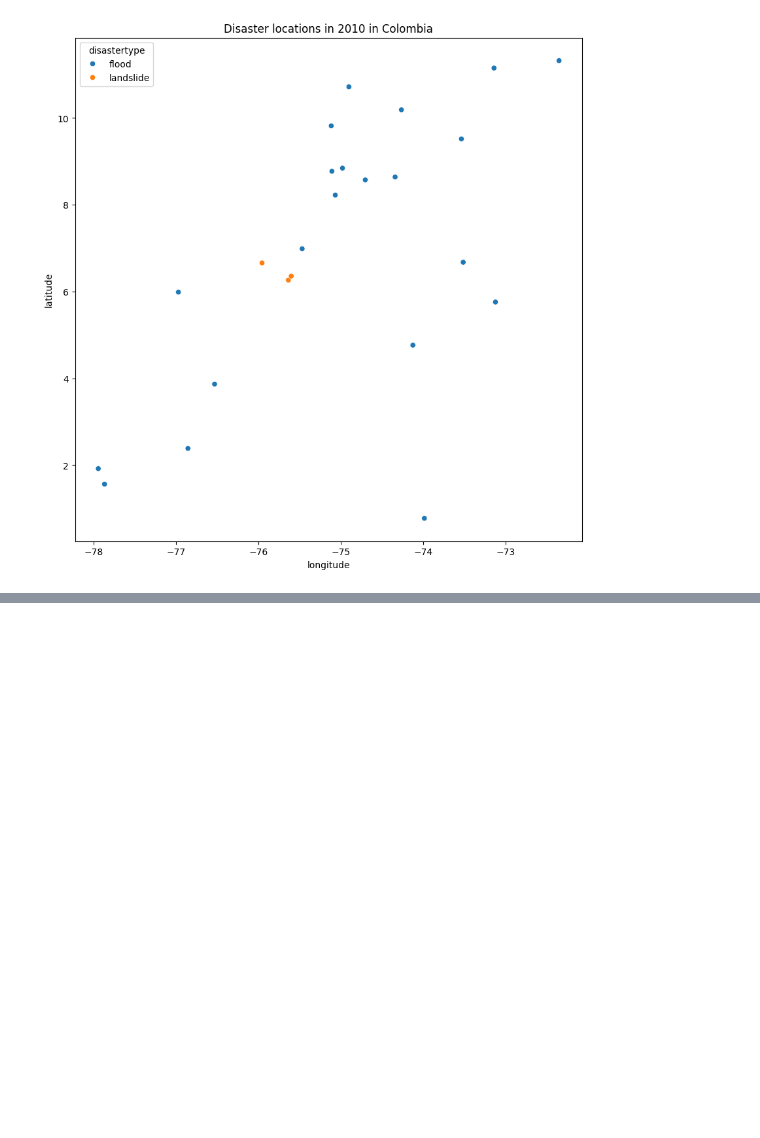
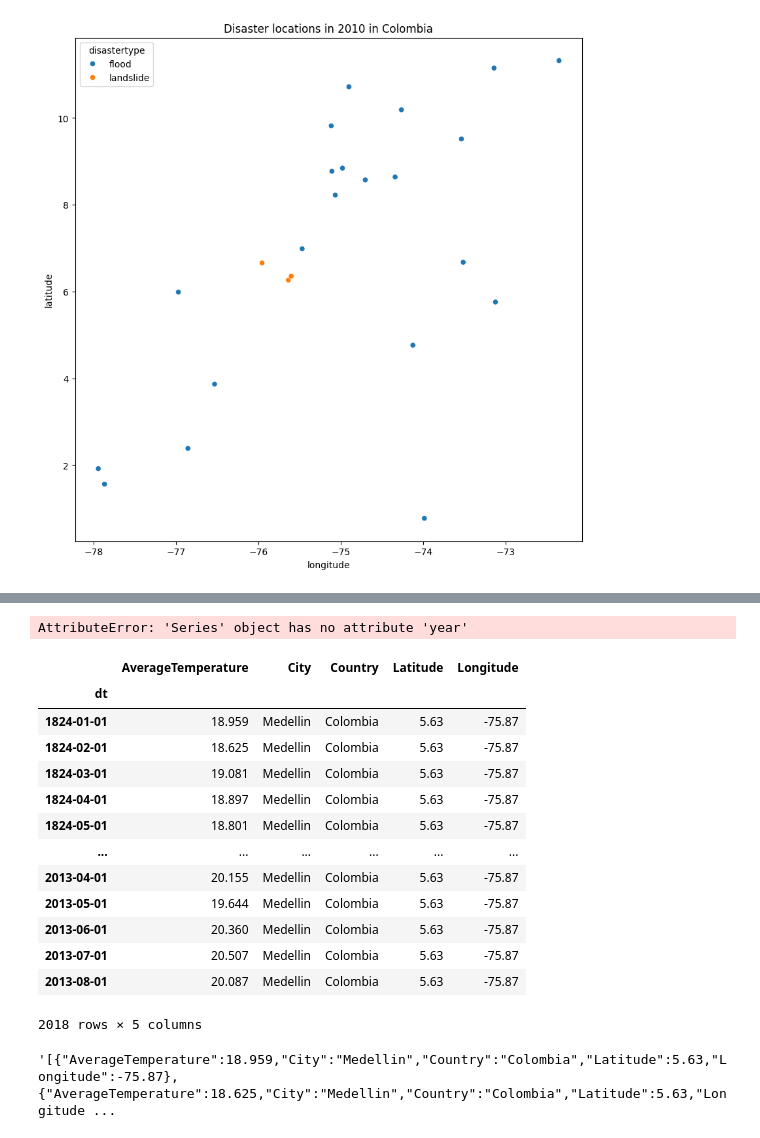
Before and after one commit to dalejandroabel/NASA-Space-Apps, a Jupyter notebook: notebooks/disaster_analysis.ipynb, the cells around one changed output, grey strips where cells are left out. Drawn from its saved outputs; the diff is of its cells as text; code cells hidden in the pictures; blank space fills up the shorter version.

```diff
--- a/notebooks/disaster_analysis.ipynb
+++ b/notebooks/disaster_analysis.ipynb
@@ -128,0 +197,4 @@ plot_disaster_locations_by_country(df_disasterlocations_filtered, 2010, 'Colombi
+# %%
+# delete null
+
+df_weather_filtered = df_weather_filtered.dropna()
@@ -128,0 +216,45 @@ plot_disaster_locations_by_country(df_disasterlocations_filtered, 2010, 'Colombi
+# %%
+# Separate the year and month
+
+df_weather_filtered['year'] = df_weather_filtered.dt.year
+df_weather_filtered['month'] = df_weather_filtered.dt.month
+# %% [output]
+AttributeError: 'Series' object has no attribute 'year'
+# %%
+# Function to convert the coordinates
+def convert_coordinate(value):
+    if 'N' in value or 'E' in value:
+        return float(value[:-1])
+    elif 'S' in value or 'W' in value:
+        return -float(value[:-1])
+    return float(value)
+# %%
+# apply the function to the latitude and longitude columns
+
+df_weather_filtered['Latitude'] = df_weather_filtered['Latitude'].apply(convert_coordinate)
+df_weather_filtered['Longitude'] = df_weather_filtered['Longitude'].apply(convert_coordinate)
+# %%
+# sort city by index
+
+df_weather_filtered = df_weather_filtered[df_weather_filtered['City'] == 'Medellin'].sort_index()
+
+df_weather_filtered
+# %% [output]
+|  | AverageTemperature | City | Country | Latitude | Longitude |
+| dt |  |  |  |  |  |
+| 1824-01-01 | 18.959 | Medellin | Colombia | 5.63 | -75.87 |
+| 1824-02-01 | 18.625 | Medellin | Colombia | 5.63 | -75.87 |
+| 1824-03-01 | 19.081 | Medellin | Colombia | 5.63 | -75.87 |
+| 1824-04-01 | 18.897 | Medellin | Colombia | 5.63 | -75.87 |
+| 1824-05-01 | 18.801 | Medellin | Colombia | 5.63 | -75.87 |
+| ... | ... | ... | ... | ... | ... |
+| 2013-04-01 | 20.155 | Medellin | Colombia | 5.63 | -75.87 |
+| 2013-05-01 | 19.644 | Medellin | Colombia | 5.63 | -75.87 |
+| 2013-06-01 | 20.360 | Medellin | Colombia | 5.63 | -75.87 |
+| 2013-07-01 | 20.507 | Medellin | Colombia | 5.63 | -75.87 |
+| 2013-08-01 | 20.087 | Medellin | Colombia | 5.63 | -75.87 |
+2018 rows × 5 columns
+# %%
+df_weather_filtered.to_json(orient='records')
+# %% [output]
+'[{"AverageTemperature":18.959,"City":"Medellin","Country":"Colombia","Latitude":5.63,"Longitude":-75.87},{"AverageTemperature":18.625,"City":"Medellin","Country":"Colombia","Latitude":5.63,"Longitude ...
```
Also changed, not shown: parts of 12 cells of this notebook, 3 other files.
